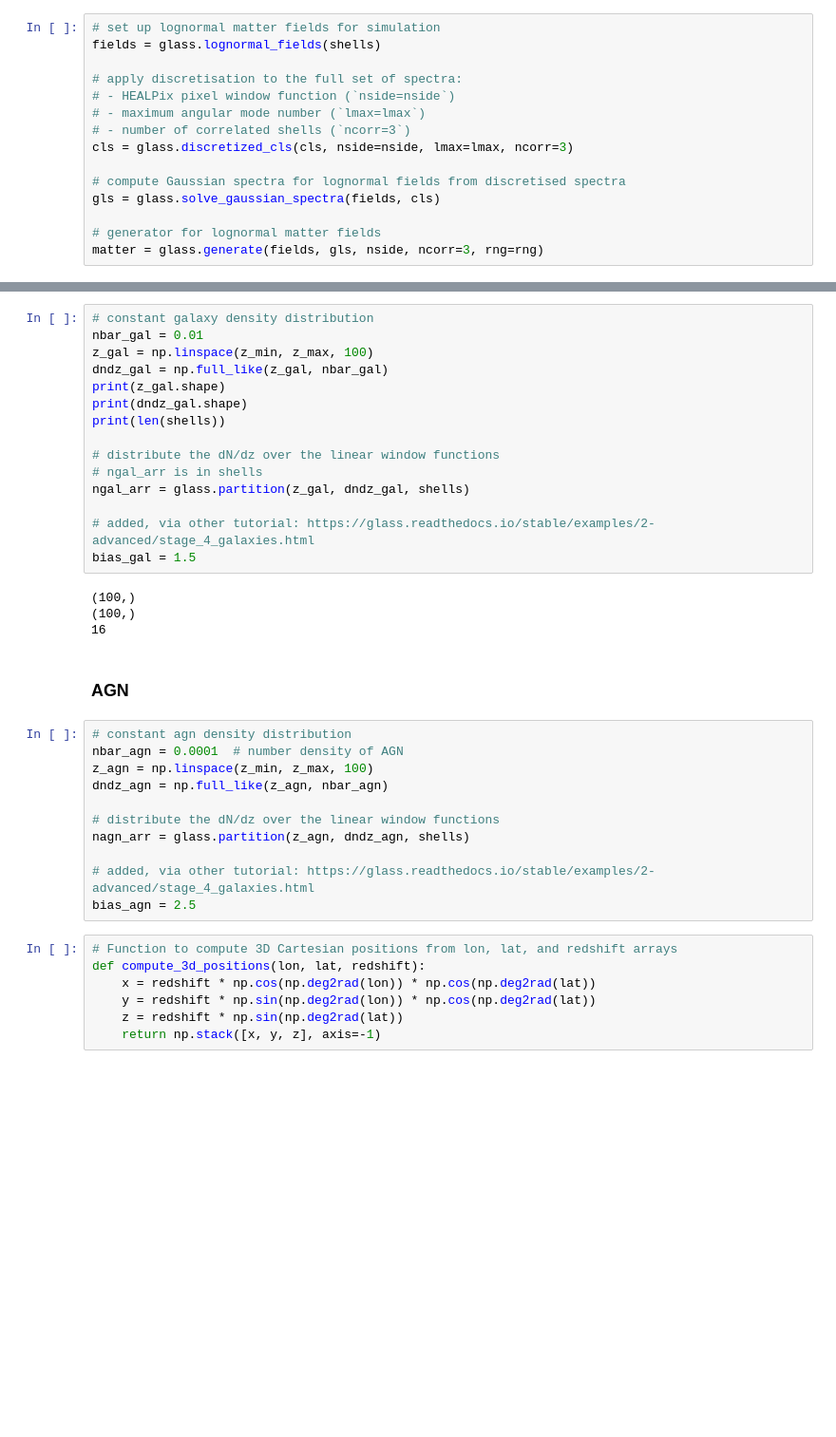
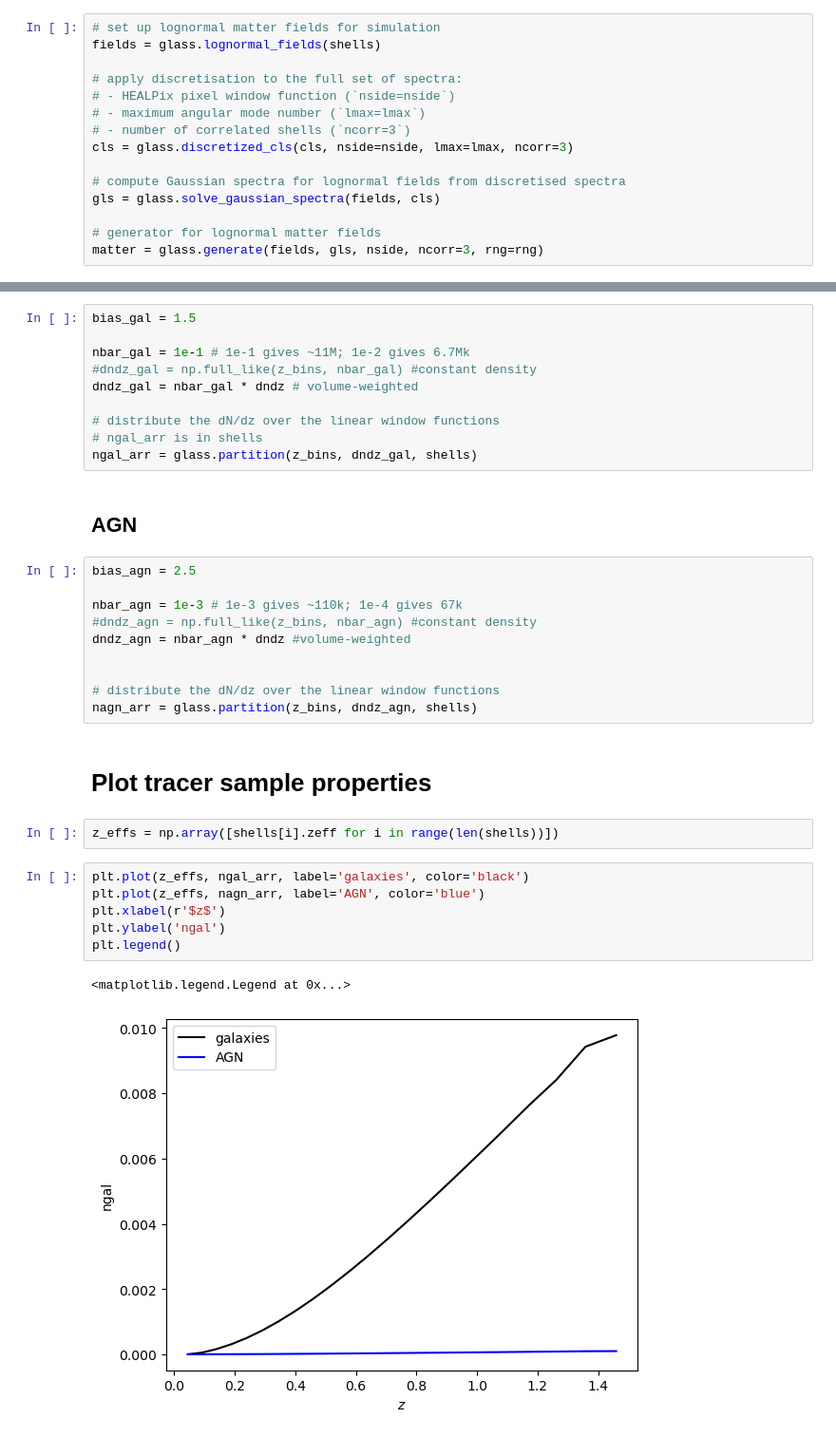
Before and after one commit to kstoreyf/gws-agn, a Jupyter notebook: notebooks/2025-05-30_mocks_glass.ipynb, the cells around one changed output, grey strips where cells are left out. Shown at 95% size. Cells and saved outputs as stored; diff of their text form; blank space fills up the shorter version.

```diff
--- a/notebooks/2025-05-30_mocks_glass.ipynb
+++ b/notebooks/2025-05-30_mocks_glass.ipynb
@@ -73,39 +106,35 @@ matter = glass.generate(fields, gls, nside, ncorr=3, rng=rng)
 # %%
-# constant galaxy density distribution
-nbar_gal = 0.01
-z_gal = np.linspace(z_min, z_max, 100)
-dndz_gal = np.full_like(z_gal, nbar_gal)
-print(z_gal.shape)
-print(dndz_gal.shape)
-print(len(shells))
+bias_gal = 1.5
+
+nbar_gal = 1e-1 # 1e-1 gives ~11M; 1e-2 gives 6.7Mk
+#dndz_gal = np.full_like(z_bins, nbar_gal) #constant density
+dndz_gal = nbar_gal * dndz # volume-weighted
 
 # distribute the dN/dz over the linear window functions
 # ngal_arr is in shells
-ngal_arr = glass.partition(z_gal, dndz_gal, shells)
-
-# added, via other tutorial: https://glass.readthedocs.io/stable/examples/2-advanced/stage_4_galaxies.html
-bias_gal = 1.5
+ngal_arr = glass.partition(z_bins, dndz_gal, shells)
-# %% [output]
-(100,)
-(100,)
-16
 # %% [markdown]
-### AGN
+## AGN
 # %%
-# constant agn density distribution
-nbar_agn = 0.0001  # number density of AGN
-z_agn = np.linspace(z_min, z_max, 100)
-dndz_agn = np.full_like(z_agn, nbar_agn)
+bias_agn = 2.5
+
+nbar_agn = 1e-3 # 1e-3 gives ~110k; 1e-4 gives 67k
+#dndz_agn = np.full_like(z_bins, nbar_agn) #constant density
+dndz_agn = nbar_agn * dndz #volume-weighted
+
 
 # distribute the dN/dz over the linear window functions
-nagn_arr = glass.partition(z_agn, dndz_agn, shells)
-
-# added, via other tutorial: https://glass.readthedocs.io/stable/examples/2-advanced/stage_4_galaxies.html
-bias_agn = 2.5
+nagn_arr = glass.partition(z_bins, dndz_agn, shells)
-# %%
-# Function to compute 3D Cartesian positions from lon, lat, and redshift arrays
-def compute_3d_positions(lon, lat, redshift):
-    x = redshift * np.cos(np.deg2rad(lon)) * np.cos(np.deg2rad(lat))
-    y = redshift * np.sin(np.deg2rad(lon)) * np.cos(np.deg2rad(lat))
-    z = redshift * np.sin(np.deg2rad(lat))
-    return np.stack([x, y, z], axis=-1)
+# %% [markdown]
+# Plot tracer sample properties
+# %%
+z_effs = np.array([shells[i].zeff for i in range(len(shells))])
+# %%
+plt.plot(z_effs, ngal_arr, label='galaxies', color='black')
+plt.plot(z_effs, nagn_arr, label='AGN', color='blue')
+plt.xlabel(r'$z$')
+plt.ylabel('ngal')
+plt.legend()
+# %% [output]
+<matplotlib.legend.Legend at 0x...>
+[figure, added]
```
Also changed, not shown: parts of 25 cells of this notebook.
